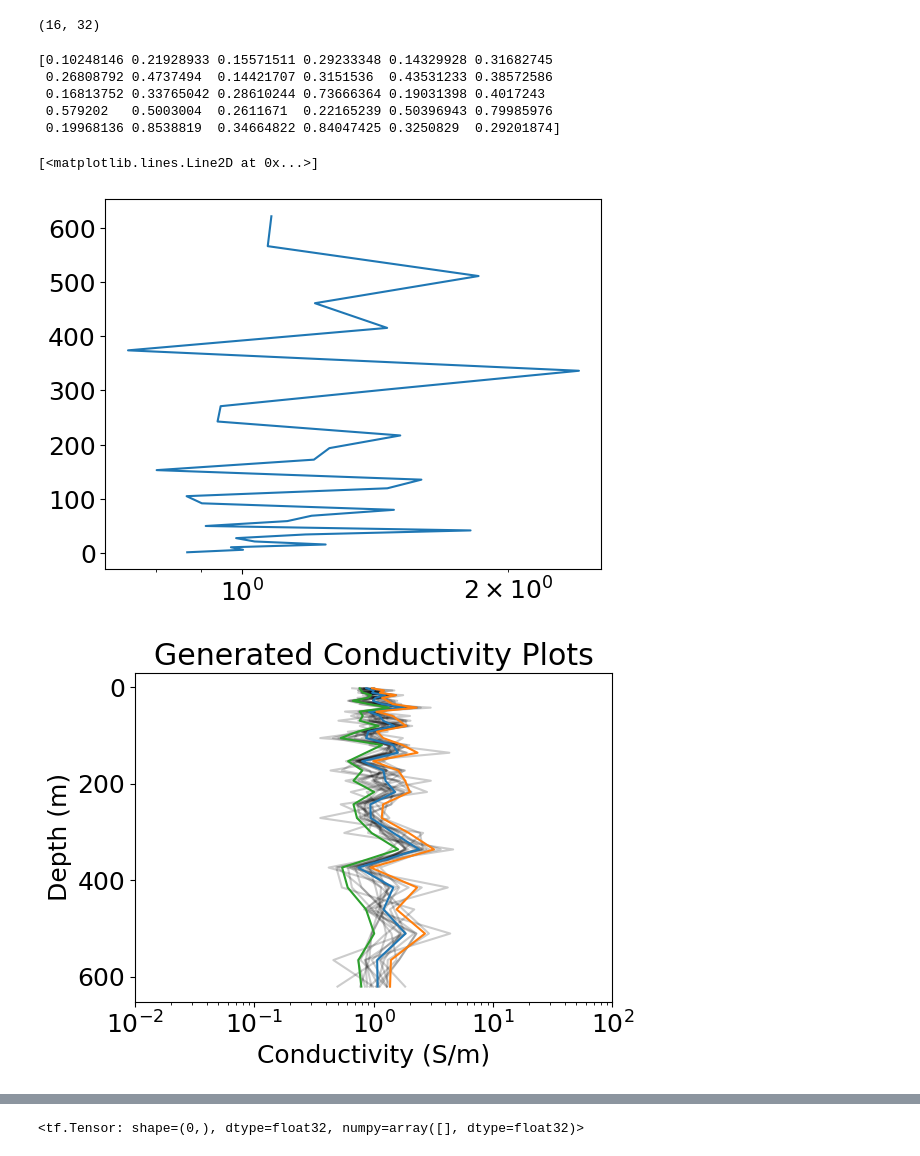
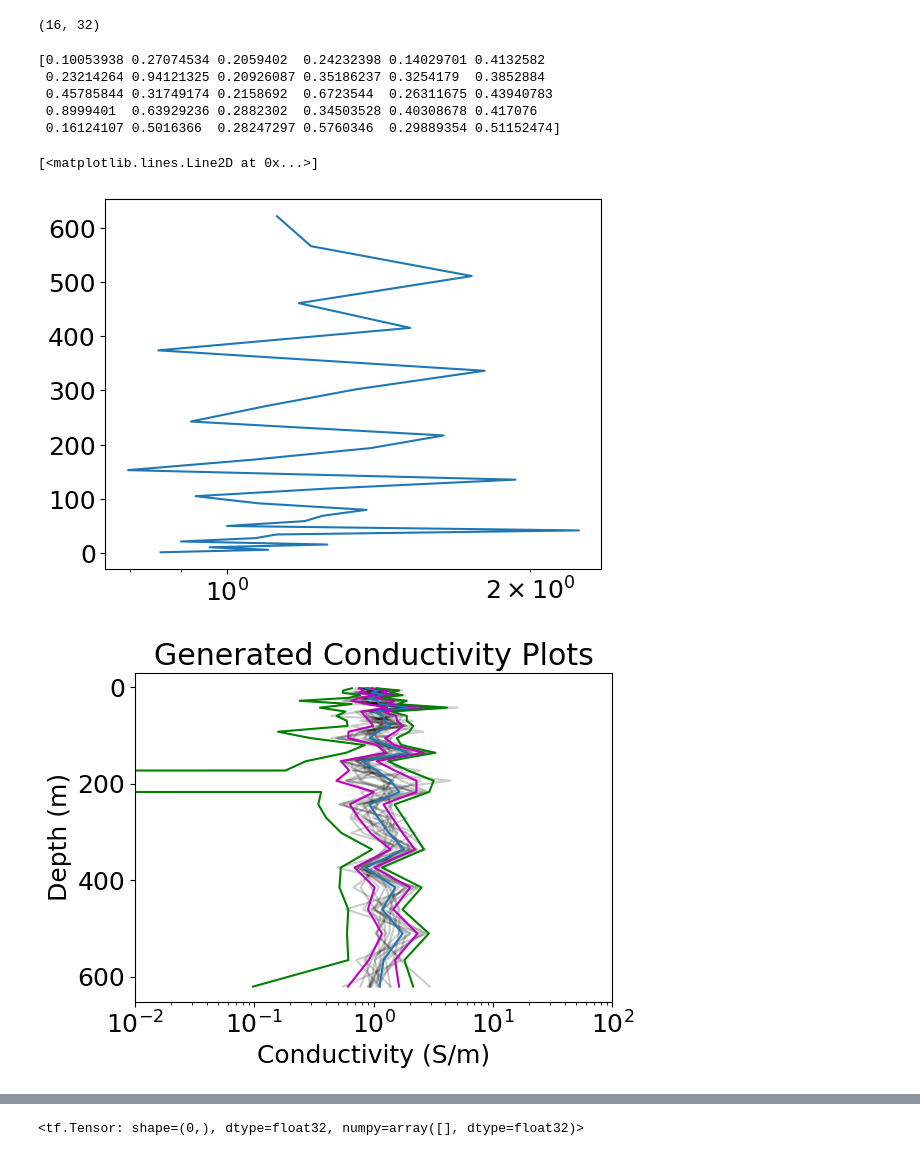
Before and after one commit to sarafhirsch/EM-CVAE-Graduate_Research, a Jupyter notebook: MT_64_Updated.ipynb, the cells around one changed output, grey strips where cells are left out. Drawn from its saved outputs; the diff is of its cells as text; code cells hidden in the pictures.

```diff
--- a/MT_64_Updated.ipynb
+++ b/MT_64_Updated.ipynb
@@ -244,11 +244,11 @@ print(np.max(x_train))
   [ 0.53997772]]]
 0.5400728129689761
 # %%
-x_train1 = x_train[0:100,]
-x_validate1 = x_validate[0:100,]
-x_train_raw1 = x_train_raw[0:100,]
-x_validate_raw1 = x_validate_raw[0:100,]
-x_test_raw1 = x_test1_raw[0:100,]
+x_train1 = x_train[0:500,]
+x_validate1 = x_validate[0:500,]
+x_train_raw1 = x_train_raw[0:500,]
+x_validate_raw1 = x_validate_raw[0:500,]
+x_test_raw1 = x_test1_raw[0:500,]
 print(x_train_raw1)
 # %% [output]
 [[[-0.14382031]
@@ -862,32 +862,34 @@ std_cond = np.delete(std_cond, [-2,-1])
 print(std_cond)
 plt.semilogx(mean_cond, plot_depths)
 # %% [output]
-[0.10248146 0.21928933 0.15571511 0.29233348 0.14329928 0.31682745
- 0.26808792 0.4737494  0.14421707 0.3151536  0.43531233 0.38572586
- 0.16813752 0.33765042 0.28610244 0.73666364 0.19031398 0.4017243
- 0.579202   0.5003004  0.2611671  0.22165239 0.50396943 0.79985976
- 0.19968136 0.8538819  0.34664822 0.84047425 0.3250829  0.29201874]
+[0.10053938 0.27074534 0.2059402  0.24232398 0.14029701 0.4132582
+ 0.23214264 0.94121325 0.20926087 0.35186237 0.3254179  0.3852884
+ 0.45785844 0.31749174 0.2158692  0.6723544  0.26311675 0.43940783
+ 0.8999401  0.63929236 0.2882302  0.34503528 0.40308678 0.417076
+ 0.16124107 0.5016366  0.28247297 0.5760346  0.29889354 0.51152474]
 [<matplotlib.lines.Line2D at 0x...>]
-[figure, old version]
+[figure, new version]
 # %%
 fig, ax = plt.subplots()
 for log in zmd2_logs:
     if len(log) != len(plot_depths):
         log = np.delete(log, [-2,-1])
     ax.semilogx(log, plot_depths, c='k', alpha=0.2)
 ax.semilogx(mean_cond, plot_depths)
-ax.semilogx(mean_cond+std_cond,plot_depths)
-ax.semilogx(mean_cond-std_cond, plot_depths)
+ax.semilogx(mean_cond+std_cond,plot_depths, c='m')
+ax.semilogx(mean_cond-std_cond, plot_depths, c='m')
+ax.semilogx(mean_cond+2*std_cond, plot_depths, c='g') # type: ignore
+ax.semilogx(mean_cond-2*std_cond, plot_depths, c='g')
 ax.invert_yaxis()
 ax.axes.set_xlabel("Conductivity (S/m)")
 ax.axes.set_ylabel("Depth (m)")
 ax.axes.set_xlim(1e-2, 1e2)
 ax.axes.set_title('Generated Conductivity Plots')
 plt.tight_layout()
 plt.savefig('Preliminary_generated_plots.jpg')
 plt.show()
 # %% [output]
-[figure, old version]
+[figure, new version]
 # %%
 network.plot_data(latent=zmd2)
 # %% [output]
```
Also changed, not shown: parts of 16 cells of this notebook, 12 other files.
